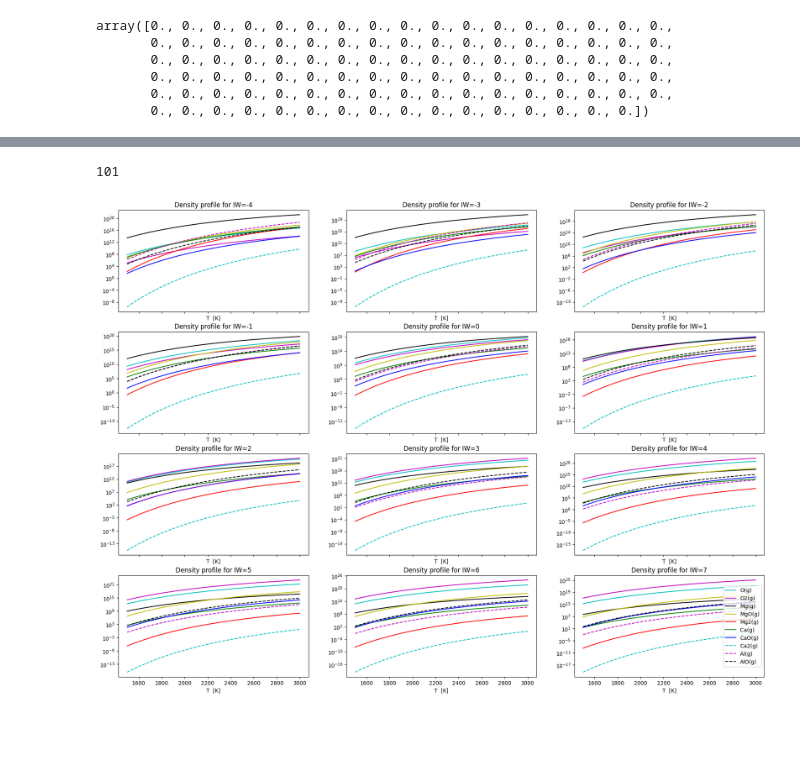
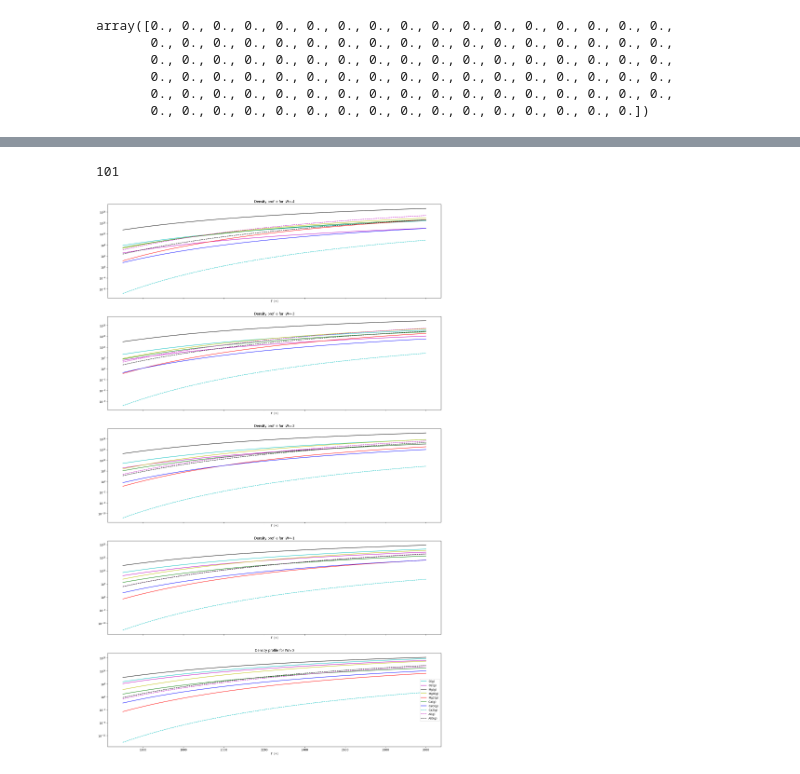
Before and after one commit to Alexmcginty/LavaWorlds, a Jupyter notebook: VapoRock-basic-demo.ipynb, the cells around one changed output, grey strips where cells are left out. Cells and saved outputs as stored; diff of their text form; code cells hidden in the pictures; blank space fills up the shorter version.

```diff
--- a/VapoRock-basic-demo.ipynb
+++ b/VapoRock-basic-demo.ipynb
@@ -76,0 +77,10 @@ MELTS liquid components:
+# %%
+T = np.linspace(1500,3000,101)
+P = 1e-10 #In bars, intital surface pressure
+buffer = 'IW' # Iron-Wusite buffer
+dlogfO2 = [1,2,3]
+g=36.2
+for j in range(len(dlogfO2)):
+        logfO21 = vaporock.redox_buffer(T, buffer=buffer, dlogfO2=dlogfO2[j]) #Oxygen fugacity for given temperature range and Pressure
+
+logfO21.shape
@@ -307,0 +551,20 @@ array([0., 0., 0., 0., 0., 0., 0., 0., 0., 0., 0., 0., 0., 0., 0., 0., 0.,
+# %%
+
+fig , axes = plt.subplots(nrows=5,ncols=1,figsize=(22,36),sharex=True)
+axes = axes.flatten()
+#cmap=plt.cm,get_cmap('jet',len(dlogfO2))
+elements=['O(g)', 'O2(g)', 'Mg(g)', 'MgO(g)', 'Mg2(g)', 'Ca(g) ', 'CaO(g)', 'Ca2(g)', 'Al(g) ', 'AlO(g)', 'AlO2(g)', 'Al2(g)', 'Al2O(g)', 'Al2O2(g)', 'Si(g) ', 'SiO(g)', 'SiO2(g', 'Si2(g)', 'Si3(g)', 'Na(g) ', 'NaO(g)', 'Na2(g)', 'K(g)  ', 'KO(g) ', 'K2(g) ', 'Fe(g) ', 'FeO(g)', 'TiO(g)', 'Ti(g) ', 'TiO2(g)', 'Cr(g) ', 'CrO(g)', 'CrO2(g)', 'CrO3(g)']
+#cbar = plt.colorbar(plt.cm.ScalarMappable(norm=plt.Normalize(0,1),cmap=plt.cm.get_cmap('jet')))
+print(len(T1))
+for j in range(len(dlogfO2)):
+    for i in range(10):
+            ax =axes[j]
+            ax.semilogy(T1, density_high1[:,j,i],label=elements[i])
+            ax.set_xlabel('T  [K]')
+            ax.set_title( "Column Density profile for IW=" +str(dlogfO2[j]))
+            #plt.colorbar(label='fO2 values')
+            #print(dlogfO2[j])
+#ax.legend(mol_elem_frac.index,loc='center right')
+ax.legend(density_high.index,loc='center right')
+#ax.legend(loc='center right')
+plt.savefig('column density profiles, low IW.png')
@@ -308,21 +574,22 @@ array([0., 0., 0., 0., 0., 0., 0., 0., 0., 0., 0., 0., 0., 0., 0., 0., 0.,
 # %%
 
-fig , axes = plt.subplots(nrows=4,ncols=3,figsize=(22,16),sharex=True)
+fig , axes = plt.subplots(nrows=5,ncols=1,figsize=(22,36),sharex=True)
 axes = axes.flatten()
 #cmap=plt.cm,get_cmap('jet',len(dlogfO2))
 elements=['O(g)', 'O2(g)', 'Mg(g)', 'MgO(g)', 'Mg2(g)', 'Ca(g) ', 'CaO(g)', 'Ca2(g)', 'Al(g) ', 'AlO(g)', 'AlO2(g)', 'Al2(g)', 'Al2O(g)', 'Al2O2(g)', 'Si(g) ', 'SiO(g)', 'SiO2(g', 'Si2(g)', 'Si3(g)', 'Na(g) ', 'NaO(g)', 'Na2(g)', 'K(g)  ', 'KO(g) ', 'K2(g) ', 'Fe(g) ', 'FeO(g)', 'TiO(g)', 'Ti(g) ', 'TiO2(g)', 'Cr(g) ', 'CrO(g)', 'CrO2(g)', 'CrO3(g)']
 #cbar = plt.colorbar(plt.cm.ScalarMappable(norm=plt.Normalize(0,1),cmap=plt.cm.get_cmap('jet')))
 print(len(T1))
 for j in range(len(dlogfO2)):
     for i in range(10):
             ax =axes[j]
             ax.semilogy(T1, density1[:,j,i],label=elements[i])
             ax.set_xlabel('T  [K]')
             ax.set_title( "Density profile for IW=" +str(dlogfO2[j]))
             #plt.colorbar(label='fO2 values')
             #print(dlogfO2[j])
+#ax.legend(mol_elem_frac.index,loc='center right')
 ax.legend(loc='center right')
-plt.savefig('density profiles.png')
+plt.savefig('density profiles,low IW.png')
 # %% [output]
 101
-[figure, old version]
+[figure, new version]
```
Also changed, not shown: parts of 26 cells of this notebook.
